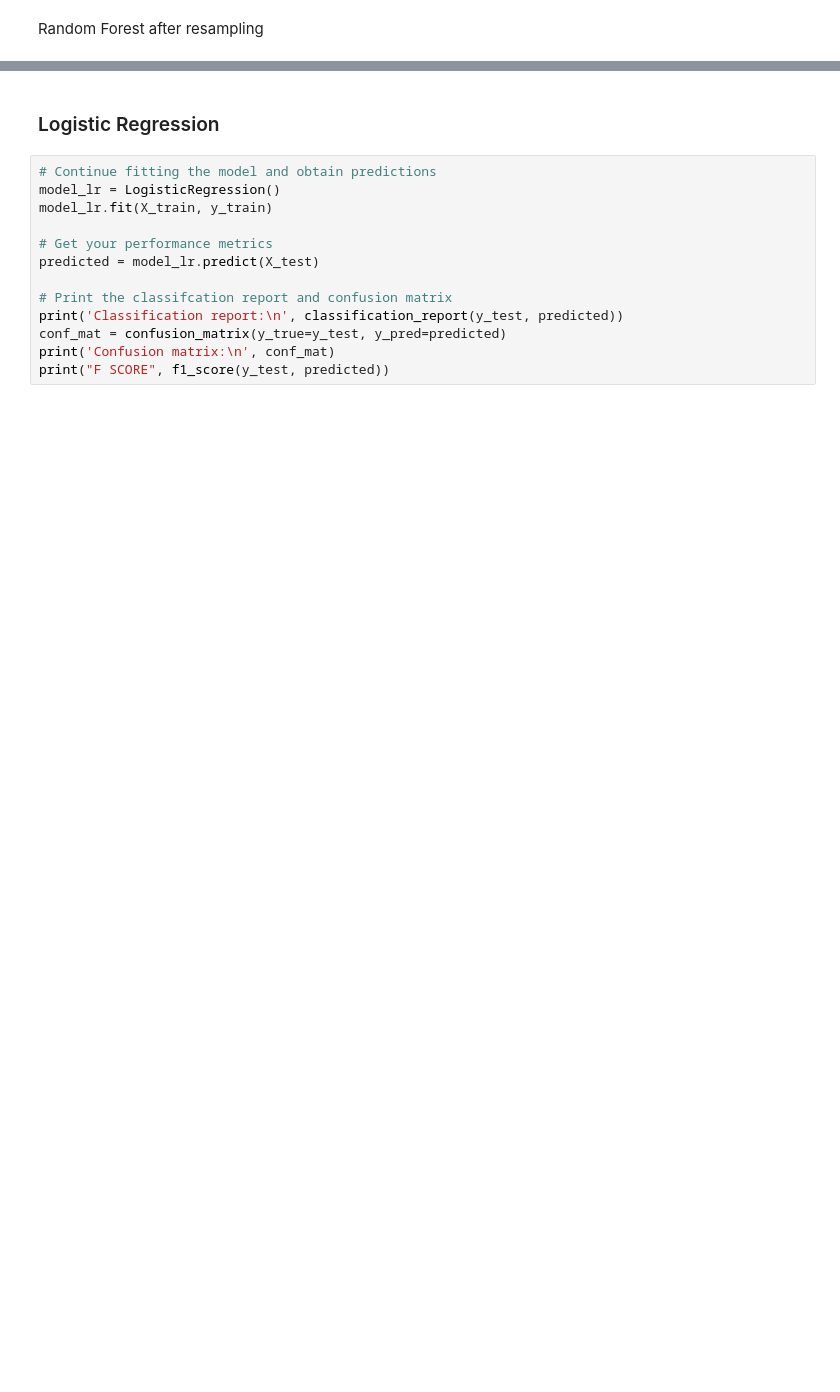
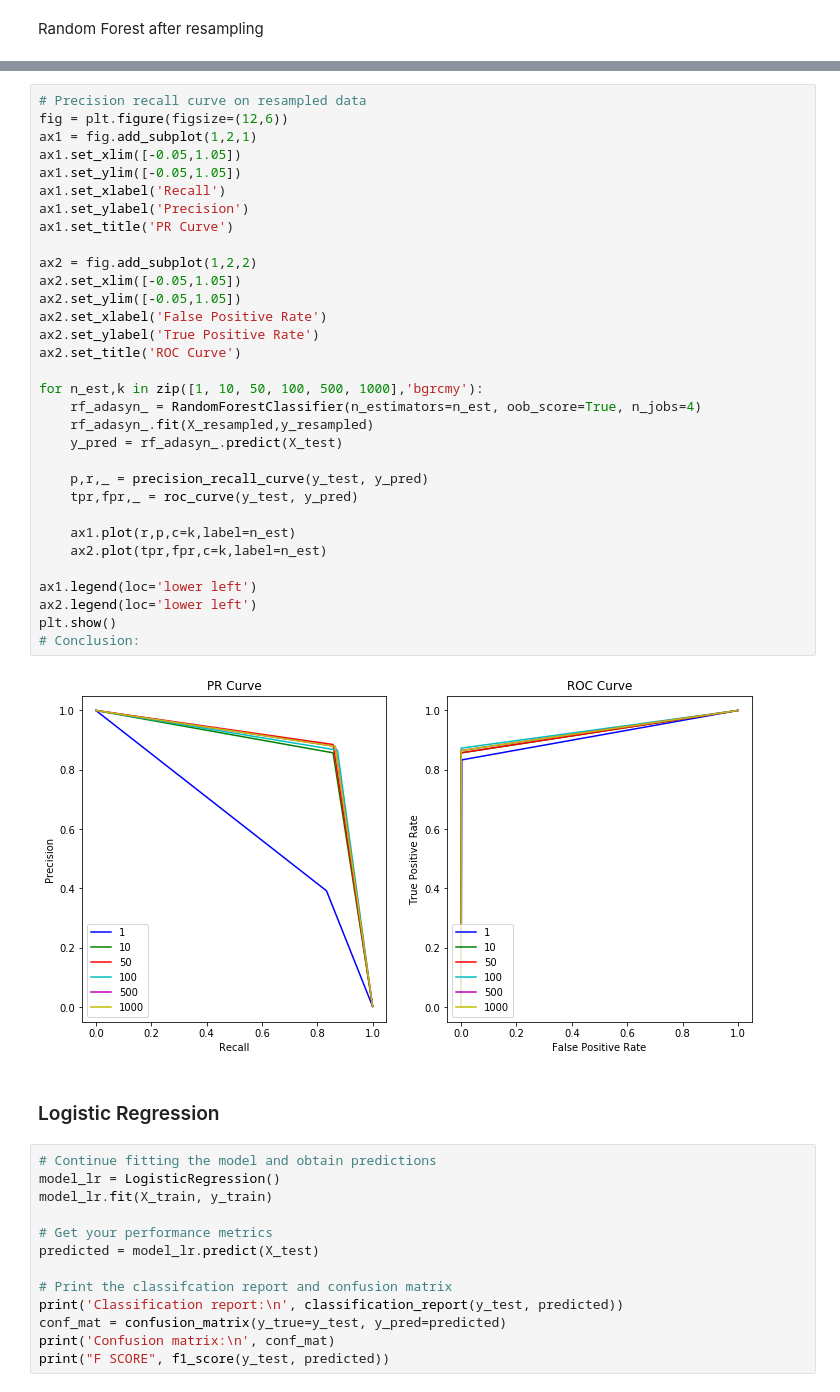
Before and after one commit to shubhamperiwal/fraud_detection, a Jupyter notebook: Naive Baes.ipynb, the cells around one changed output, grey strips where cells are left out. Cells and saved outputs as stored; diff of their text form; blank space fills up the shorter version.

```diff
--- a/Naive Baes.ipynb
+++ b/Naive Baes.ipynb
@@ -308,3 +345,37 @@ remove_names
+# %%
+# Precision recall curve on resampled data
+fig = plt.figure(figsize=(12,6))
+ax1 = fig.add_subplot(1,2,1)
+ax1.set_xlim([-0.05,1.05])
+ax1.set_ylim([-0.05,1.05])
+ax1.set_xlabel('Recall')
+ax1.set_ylabel('Precision')
+ax1.set_title('PR Curve')
+
+ax2 = fig.add_subplot(1,2,2)
+ax2.set_xlim([-0.05,1.05])
+ax2.set_ylim([-0.05,1.05])
+ax2.set_xlabel('False Positive Rate')
+ax2.set_ylabel('True Positive Rate')
+ax2.set_title('ROC Curve')
+
+for n_est,k in zip([1, 10, 50, 100, 500, 1000],'bgrcmy'):
+    rf_adasyn_ = RandomForestClassifier(n_estimators=n_est, oob_score=True, n_jobs=4)
+    rf_adasyn_.fit(X_resampled,y_resampled)
+    y_pred = rf_adasyn_.predict(X_test)
+
+    p,r,_ = precision_recall_curve(y_test, y_pred)
+    tpr,fpr,_ = roc_curve(y_test, y_pred)
+
+    ax1.plot(r,p,c=k,label=n_est)
+    ax2.plot(tpr,fpr,c=k,label=n_est)
+
+ax1.legend(loc='lower left')
+ax2.legend(loc='lower left')
+plt.show()
+# Conclusion:
+# %% [output]
+[figure, added]
 # %% [markdown]
 ### Logistic Regression
 # %%
```
Also changed, not shown: parts of 26 cells of this notebook.
